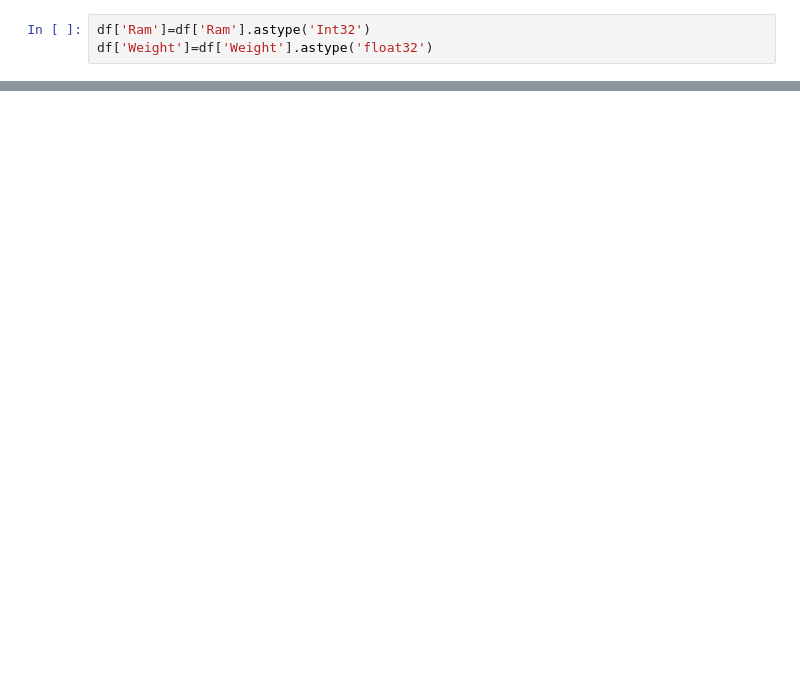
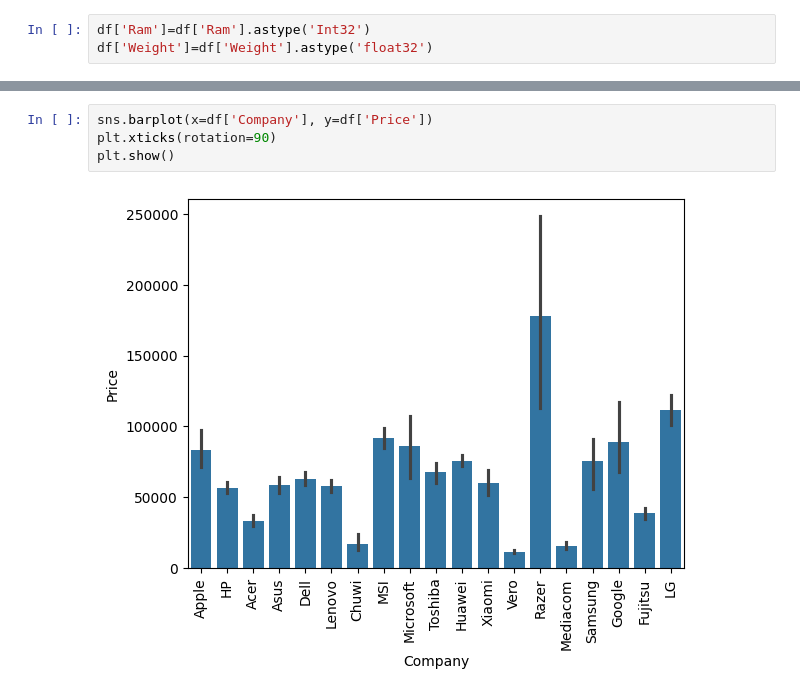
Before and after one commit to Anand-b-patil/Laptop-Price-Predictor, a Jupyter notebook: Laptop-price-predictor.ipynb, the cells around one changed output, grey strips where cells are left out. Drawn from its saved outputs; the diff is of its cells as text; blank space fills up the shorter version.

```diff
--- a/Laptop-price-predictor.ipynb
+++ b/Laptop-price-predictor.ipynb
@@ -106,0 +122,6 @@ df.head()
+# %%
+sns.barplot(x=df['Company'], y=df['Price'])
+plt.xticks(rotation=90)
+plt.show()
+# %% [output]
+[figure, added]
```
Also changed, not shown: parts of 67 cells of this notebook, 1 other file.
